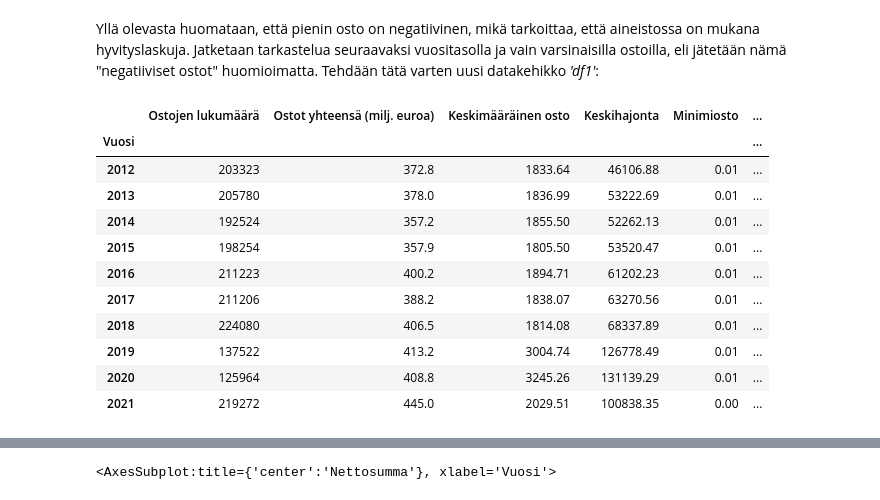
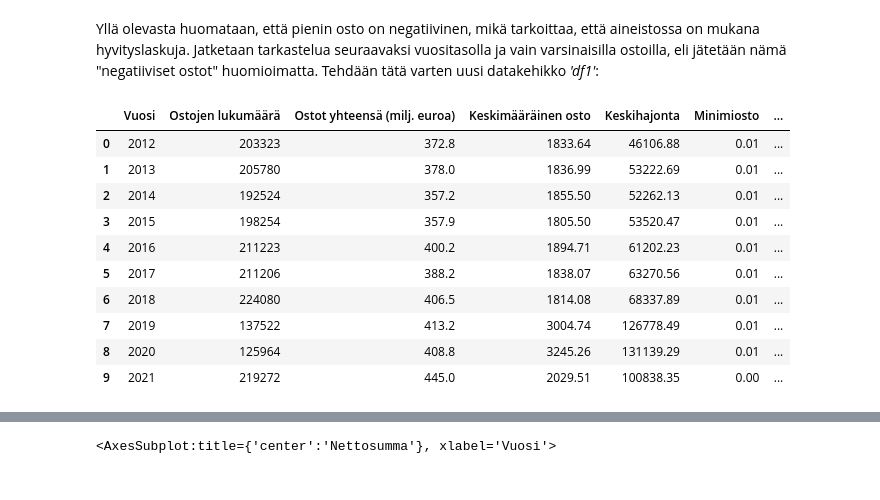
Before and after one commit to SallaLipasti/jkl-ostolaskut, a Jupyter notebook: ostolaskut_analyysi.ipynb, the cells around one changed output, grey strips where cells are left out. Drawn from its saved outputs; the diff is of its cells as text; code cells hidden in the pictures.

Commit message:
Jaettu kahdeksi notebookiksi: aineisto ja analyysi; muokattu kuvailevaa tilastoanalyysiä

```diff
--- a/ostolaskut.ipynb
+++ b/ostolaskut_analyysi.ipynb
@@ -1025,0 +23,5 @@ Selvitetään ensiksi, kuinka paljon Jyväskylän kaupungin kokonaisostot olivat
+# %%
+df = pd.read_csv("ostolaskut.csv")
+
+# Katsotaan aineiston viisi ensimmäistä riviä:
+df.head(5)
@@ -1091,38 +104,39 @@ Yllä olevasta huomataan, että pienin osto on negatiivinen, mikä tarkoittaa, e
 # %%
 # Tehdään dataframe 'df1', josta on puhdistettu hyvityslaskut pois:
 df1 = df[df['Nettosumma'] > 0]
 
-# Ryhmitellään nettosummat vuosittain, ja otetaan halutut tunnusluvut uuteen dataframeen 'tilastot':
-tilastot = df1.groupby('Vuosi').agg(
+# Ryhmitellään nettosummat vuosittain, ja kootaan halutut tunnusluvut uuteen dataframeen 'tilastot':
+tilastot = df1.groupby('Vuosi', as_index=False).agg(
     {'Nettosumma': ['count', 'sum', 'mean', 'std', 'min', 'max']
     })
 
 # Vaihdetaan sarakkeiden nimet:
-tilastot.columns = ['Ostojen lukumäärä', 'Ostot yhteensä (milj. euroa)', 'Keskimääräinen osto', 'Keskihajonta', 'Minimiosto', 'Maksimiosto (milj. euroa)']
+tilastot.columns = ['Vuosi', 'Ostojen lukumäärä', 'Ostot yhteensä (milj. euroa)', 'Keskimääräinen osto', 'Keskihajonta', 'Minimiosto', 'Maksimiosto (milj. euroa)']
 
 # Muotoillaan sarakkeita luettavuuden parantamiseksi. Valitaan ensimmäiset muotoiltavat sarakkeet:
 muot_sarakkeet1 = ['Ostot yhteensä (milj. euroa)', 'Maksimiosto (milj. euroa)']
 
 # Muotoillaan näitä muuttamalla luvut miljooniksi euroiksi, ja pyöristämällä yhteen desimaaliin:
-tilastot[muot_sarakkeet1] = tilastot[muot_sarakkeet1].applymap(lambda x: '{:.1f}'.format(x/1000000))
+tilastot[muot_sarakkeet1] = tilastot[muot_sarakkeet1].applymap(lambda x: '{:.1f}'.format(x/1000000)).astype(float)
 
 # Valitaan seuraavaksi muotoiltavat sarakkeet:
 muot_sarakkeet2 = ['Keskimääräinen osto', 'Keskihajonta', 'Minimiosto']
 
 # Muotoillaan näiden sarakkeiden luvut kahteen desimaaliin:
-tilastot[muot_sarakkeet2] = tilastot[muot_sarakkeet2].applymap(lambda x: '{:.2f}'.format(x))
+tilastot[muot_sarakkeet2] = tilastot[muot_sarakkeet2].applymap(lambda x: '{:.2f}'.format(x)).astype(float)
 
 tilastot
+
+#tilastot[['Vuosi', 'Keskimääräinen osto']].plot(x='Vuosi', kind='bar')
 # %% [output]
-|  | Ostojen lukumäärä | Ostot yhteensä (milj. euroa) | Keskimääräinen osto | Keskihajonta | Minimiosto | ... |
-| Vuosi |  |  |  |  |  | ... |
-| 2012 | 203323 | 372.8 | 1833.64 | 46106.88 | 0.01 | ... |
-| 2013 | 205780 | 378.0 | 1836.99 | 53222.69 | 0.01 | ... |
-| 2014 | 192524 | 357.2 | 1855.50 | 52262.13 | 0.01 | ... |
-| 2015 | 198254 | 357.9 | 1805.50 | 53520.47 | 0.01 | ... |
-| 2016 | 211223 | 400.2 | 1894.71 | 61202.23 | 0.01 | ... |
-| 2017 | 211206 | 388.2 | 1838.07 | 63270.56 | 0.01 | ... |
-| 2018 | 224080 | 406.5 | 1814.08 | 68337.89 | 0.01 | ... |
-| 2019 | 137522 | 413.2 | 3004.74 | 126778.49 | 0.01 | ... |
-| 2020 | 125964 | 408.8 | 3245.26 | 131139.29 | 0.01 | ... |
-| 2021 | 219272 | 445.0 | 2029.51 | 100838.35 | 0.00 | ... |
+|  | Vuosi | Ostojen lukumäärä | Ostot yhteensä (milj. euroa) | Keskimääräinen osto | Keskihajonta | Minimiosto | ... |
+| 0 | 2012 | 203323 | 372.8 | 1833.64 | 46106.88 | 0.01 | ... |
+| 1 | 2013 | 205780 | 378.0 | 1836.99 | 53222.69 | 0.01 | ... |
+| 2 | 2014 | 192524 | 357.2 | 1855.50 | 52262.13 | 0.01 | ... |
+| 3 | 2015 | 198254 | 357.9 | 1805.50 | 53520.47 | 0.01 | ... |
+| 4 | 2016 | 211223 | 400.2 | 1894.71 | 61202.23 | 0.01 | ... |
+| 5 | 2017 | 211206 | 388.2 | 1838.07 | 63270.56 | 0.01 | ... |
+| 6 | 2018 | 224080 | 406.5 | 1814.08 | 68337.89 | 0.01 | ... |
+| 7 | 2019 | 137522 | 413.2 | 3004.74 | 126778.49 | 0.01 | ... |
+| 8 | 2020 | 125964 | 408.8 | 3245.26 | 131139.29 | 0.01 | ... |
+| 9 | 2021 | 219272 | 445.0 | 2029.51 | 100838.35 | 0.00 | ... |
```
Also changed, not shown: parts of 108 cells of this notebook, 1 other file.
